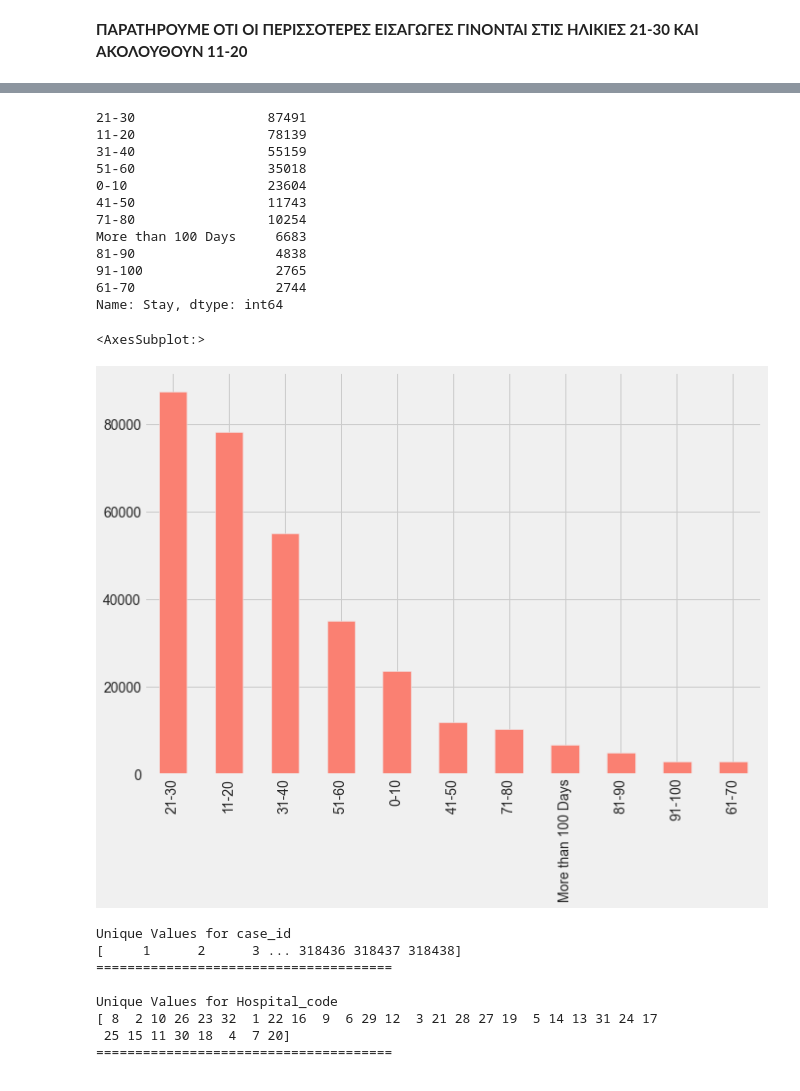
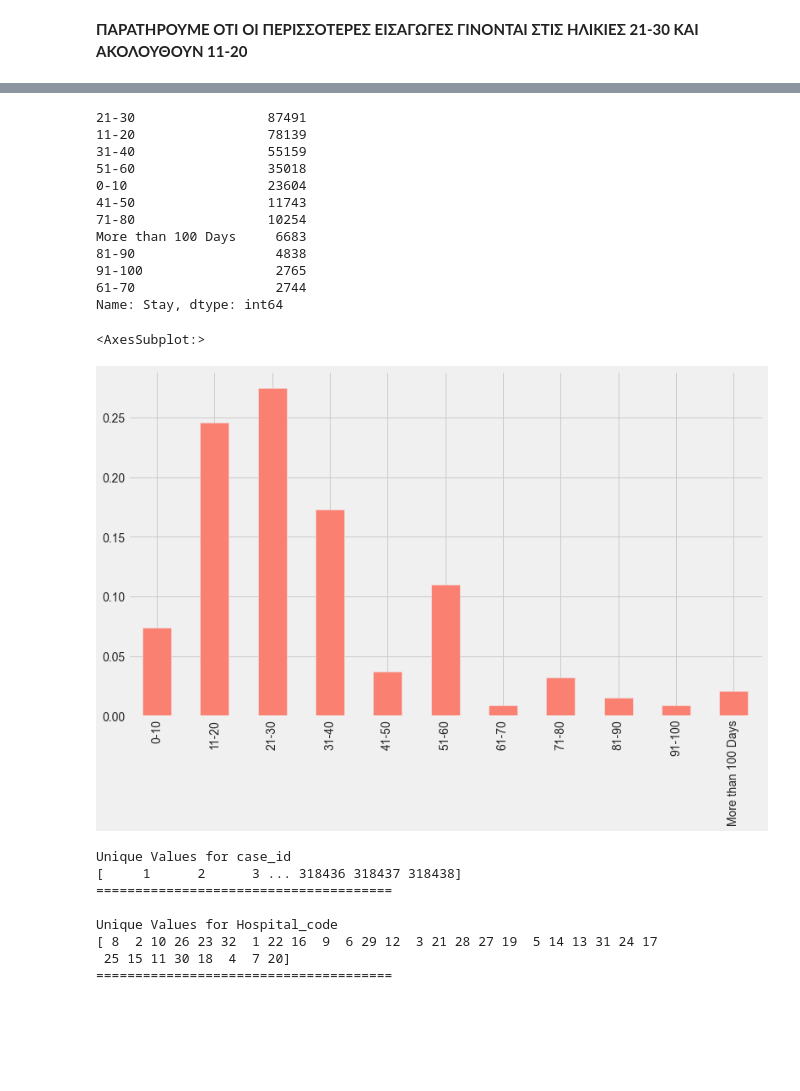
Before and after one commit to georgespap/healthcare_covid19, a Jupyter notebook: HEALTHCARE.ipynb, the cells around one changed output, grey strips where cells are left out. Drawn from its saved outputs; the diff is of its cells as text; code cells hidden in the pictures; blank space fills up the shorter version.

```diff
--- a/HEALTHCARE.ipynb
+++ b/HEALTHCARE.ipynb
@@ -208,14 +207,3 @@ Age                                     0
 Admission_Deposit                       0
 Stay                                    0
 dtype: int64
-# %%
-'''
-ΜΙΑ ΠΕΡΙΠΤΩΣΗ ΕΙΝΑΙ ΝΑ ΓΕΜΙΣΟΥΜΕ ΤΑ NAn ΜΕ MODE,MEAN KAI ΛΟΙΠΑ
-
-train['Bed Grade'].fillna(statistics.mode(train['Bed Grade']),inplace=True)
-train['City_Code_Patient'].fillna(statistics.mode(train['City_Code_Patient']),inplace=True)
-
-ΜΙΑ ΠΕΡΙΠΤΩΣΗ ΕΙΝΑΙ ΝΑ ΝΤΡΟΠΑΡΟΥΜΕ ΄case_id', 'patientid'
-
-train.drop(['case_id', 'patientid'], axis=1, inplace=True)
-'''
@@ -262,23 +253,23 @@ train.head(5)
 # %%
 # Distribution of target feature
 print(train.Stay.value_counts())
 plt.figure(figsize=(10,7))
-train.Stay.value_counts().plot(kind="bar", color = ['Salmon'])
+train.Stay.value_counts(normalize=True).sort_index().plot(kind="bar", figsize=(12, 7),color = ['Salmon'])
 # %% [output]
 21-30                 87491
 11-20                 78139
 31-40                 55159
 51-60                 35018
 0-10                  23604
 41-50                 11743
 71-80                 10254
 More than 100 Days     6683
 81-90                  4838
 91-100                 2765
 61-70                  2744
 Name: Stay, dtype: int64
 <AxesSubplot:>
-[figure, old version]
+[figure, new version]
 # %%
 # Check for unique values in every column
 for features in train.columns:
```
Also changed, not shown: parts of 61 cells of this notebook.
